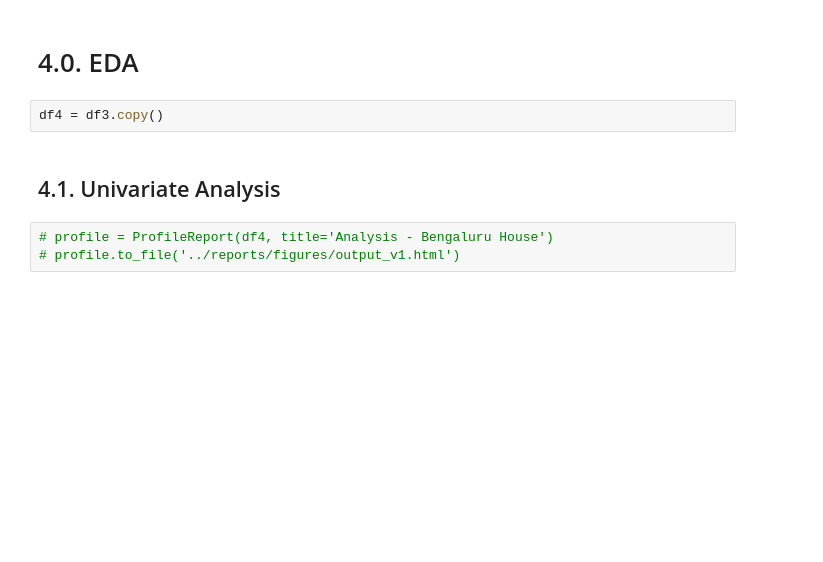
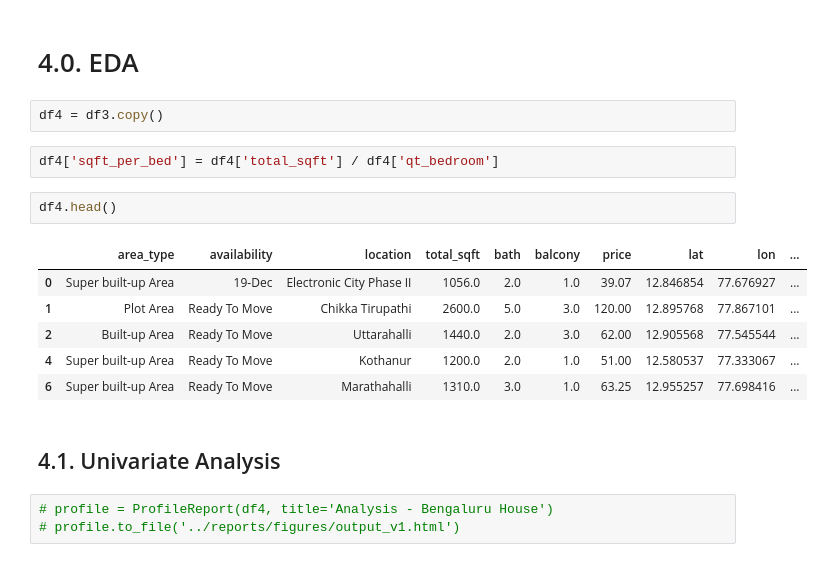
Before and after one commit to cidosjr/predict-bengaluru-house, a Jupyter notebook: notebook/c8-feature-engeering.ipynb, the cells around one changed output. Cells and saved outputs as stored; diff of their text form; blank space fills up the shorter version.

```diff
--- a/notebook/c8-feature-engeering.ipynb
+++ b/notebook/c8-feature-engeering.ipynb
@@ -548,6 +533,17 @@ round((1 - (df3.shape[0] / df_raw.shape[0])) * 100, 2)
 # 4.0. EDA
 # %%
 df4 = df3.copy()
+# %%
+df4['sqft_per_bed'] = df4['total_sqft'] / df4['qt_bedroom']
+# %%
+df4.head()
+# %% [output]
+|  | area_type | availability | location | total_sqft | bath | balcony | price | lat | lon | ... |
+| 0 | Super built-up Area | 19-Dec | Electronic City Phase II | 1056.0 | 2.0 | 1.0 | 39.07 | 12.846854 | 77.676927 | ... |
+| 1 | Plot Area | Ready To Move | Chikka Tirupathi | 2600.0 | 5.0 | 3.0 | 120.00 | 12.895768 | 77.867101 | ... |
+| 2 | Built-up Area | Ready To Move | Uttarahalli | 1440.0 | 2.0 | 3.0 | 62.00 | 12.905568 | 77.545544 | ... |
+| 4 | Super built-up Area | Ready To Move | Kothanur | 1200.0 | 2.0 | 1.0 | 51.00 | 12.580537 | 77.333067 | ... |
+| 6 | Super built-up Area | Ready To Move | Marathahalli | 1310.0 | 3.0 | 1.0 | 63.25 | 12.955257 | 77.698416 | ... |
 # %% [markdown]
 ## 4.1. Univariate Analysis
 # %%
```
Also changed, not shown: parts of 13 cells of this notebook.
